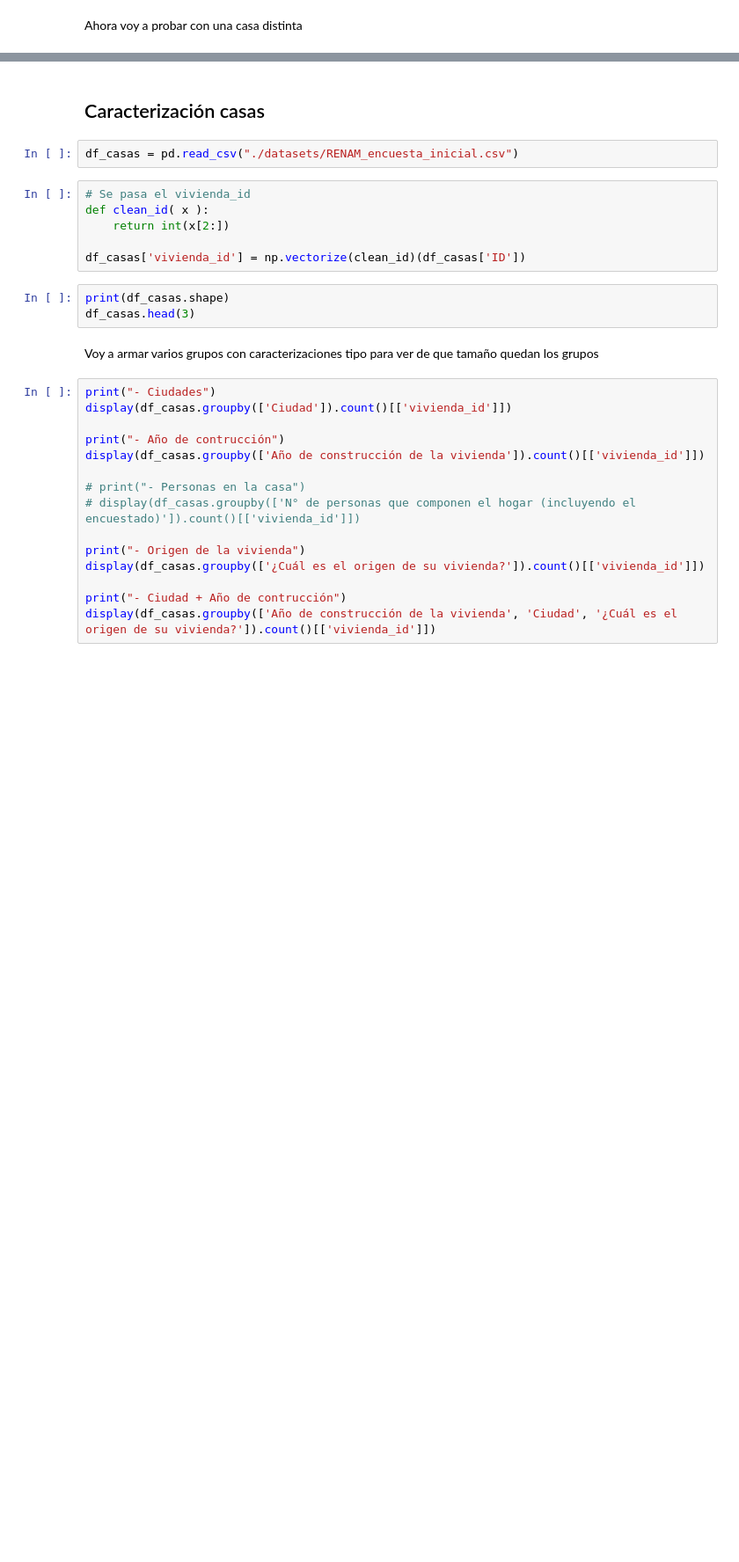
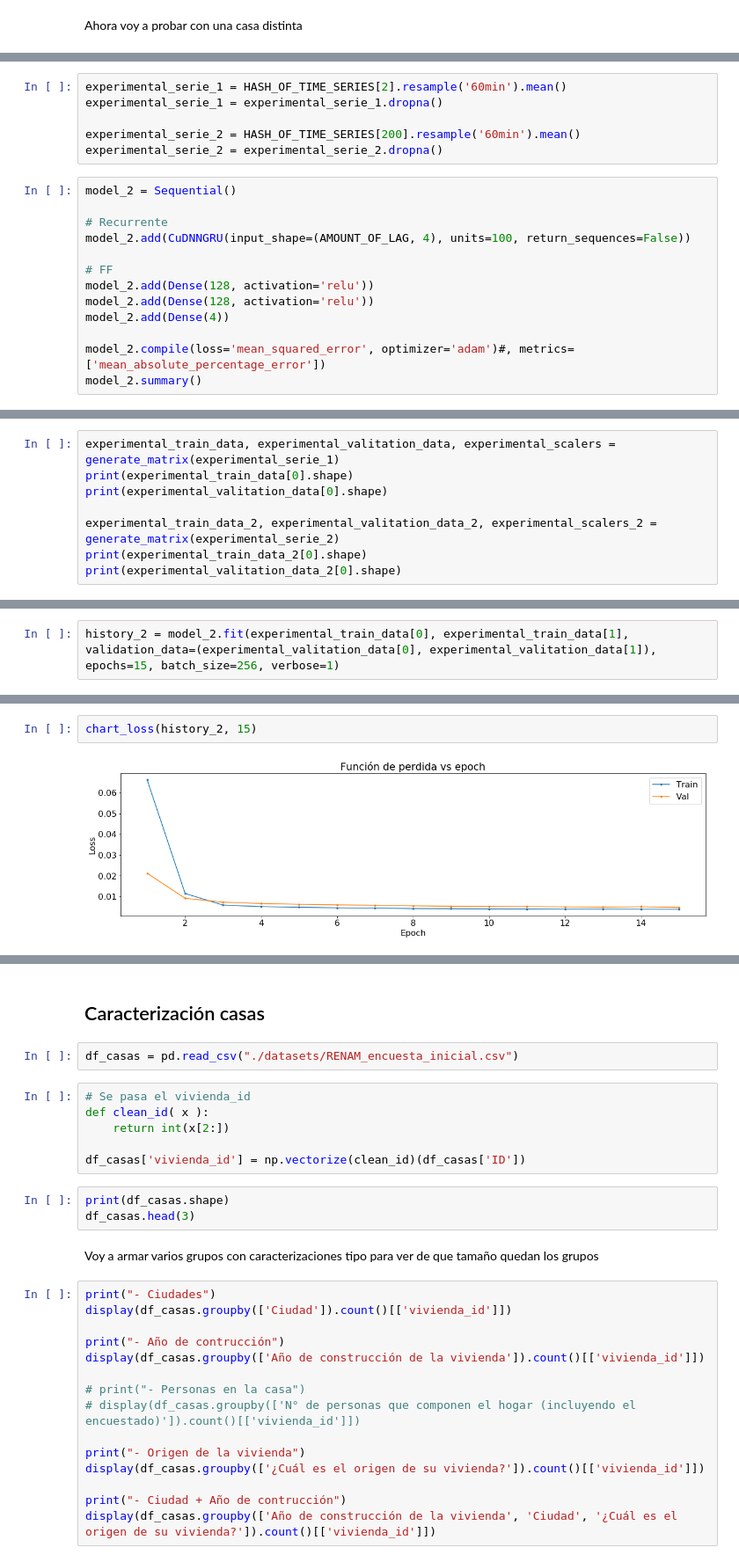
Before and after one commit to fco96/memoria, a Jupyter notebook: Memoria Francisco Olivares.ipynb, the cells around one changed output, grey strips where cells are left out. Shown at 88% size. Drawn from its saved outputs; the diff is of its cells as text; blank space fills up the shorter version.

Commit message:
Generate experiment to predict one hour in the future

```diff
--- a/Memoria Francisco Olivares.ipynb
+++ b/Memoria Francisco Olivares.ipynb
@@ -521,0 +524,19 @@ for i in range(4):
+# %%
+experimental_serie_1 = HASH_OF_TIME_SERIES[2].resample('60min').mean()
+experimental_serie_1 = experimental_serie_1.dropna()
+
+experimental_serie_2 = HASH_OF_TIME_SERIES[200].resample('60min').mean()
+experimental_serie_2 = experimental_serie_2.dropna()
+# %%
+model_2 = Sequential()
+
+# Recurrente
+model_2.add(CuDNNGRU(input_shape=(AMOUNT_OF_LAG, 4), units=100, return_sequences=False))
+
+# FF
+model_2.add(Dense(128, activation='relu'))
+model_2.add(Dense(128, activation='relu'))
+model_2.add(Dense(4))
+
+model_2.compile(loss='mean_squared_error', optimizer='adam')#, metrics=['mean_absolute_percentage_error'])
+model_2.summary()
@@ -521,0 +559,8 @@ for i in range(4):
+# %%
+experimental_train_data, experimental_valitation_data, experimental_scalers = generate_matrix(experimental_serie_1)
+print(experimental_train_data[0].shape)
+print(experimental_valitation_data[0].shape)
+
+experimental_train_data_2, experimental_valitation_data_2, experimental_scalers_2 = generate_matrix(experimental_serie_2)
+print(experimental_train_data_2[0].shape)
+print(experimental_valitation_data_2[0].shape)
@@ -521,0 +572,2 @@ for i in range(4):
+# %%
+history_2 = model_2.fit(experimental_train_data[0], experimental_train_data[1], validation_data=(experimental_valitation_data[0], experimental_valitation_data[1]), epochs=15, batch_size=256, verbose=1)
@@ -521,0 +592,4 @@ for i in range(4):
+# %%
+chart_loss(history_2, 15)
+# %% [output]
+[figure, added]
```
Also changed, not shown: parts of 9 cells of this notebook.
